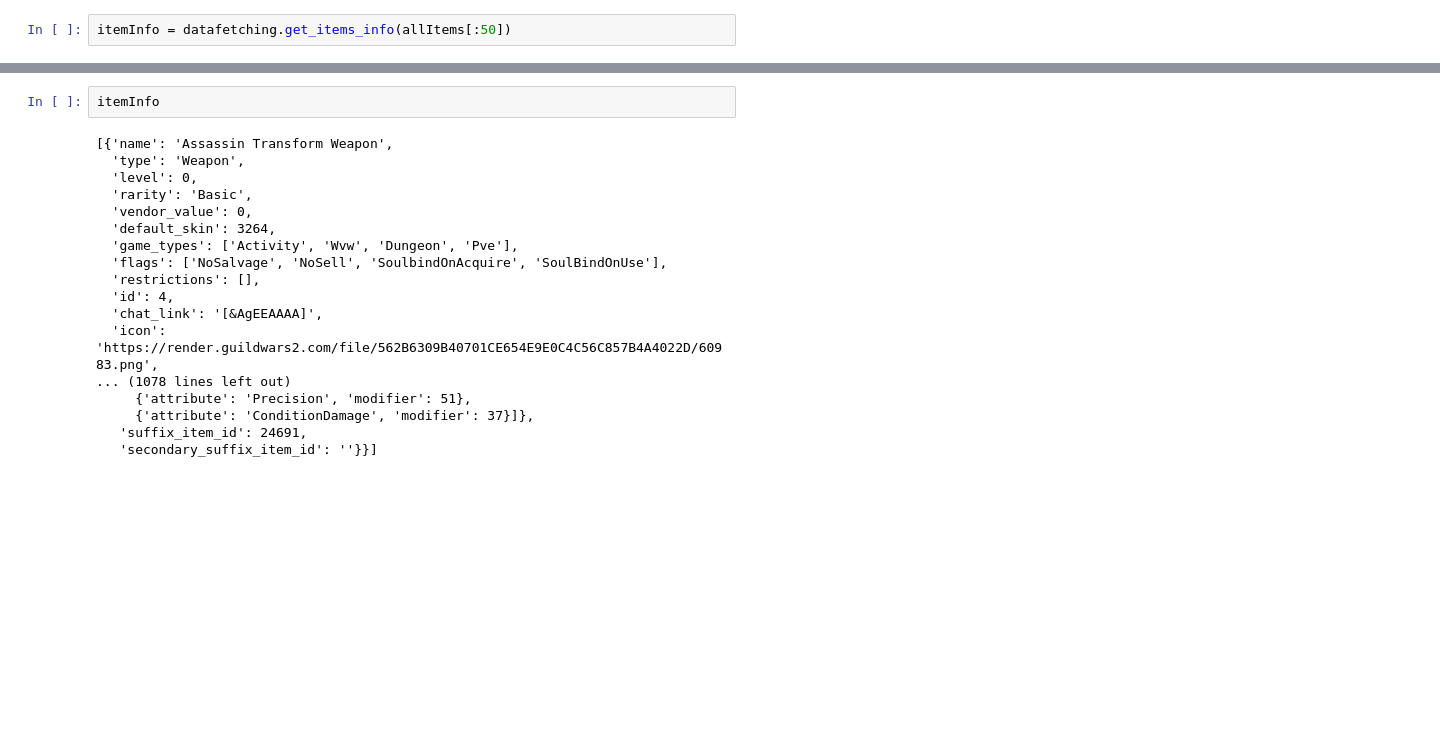
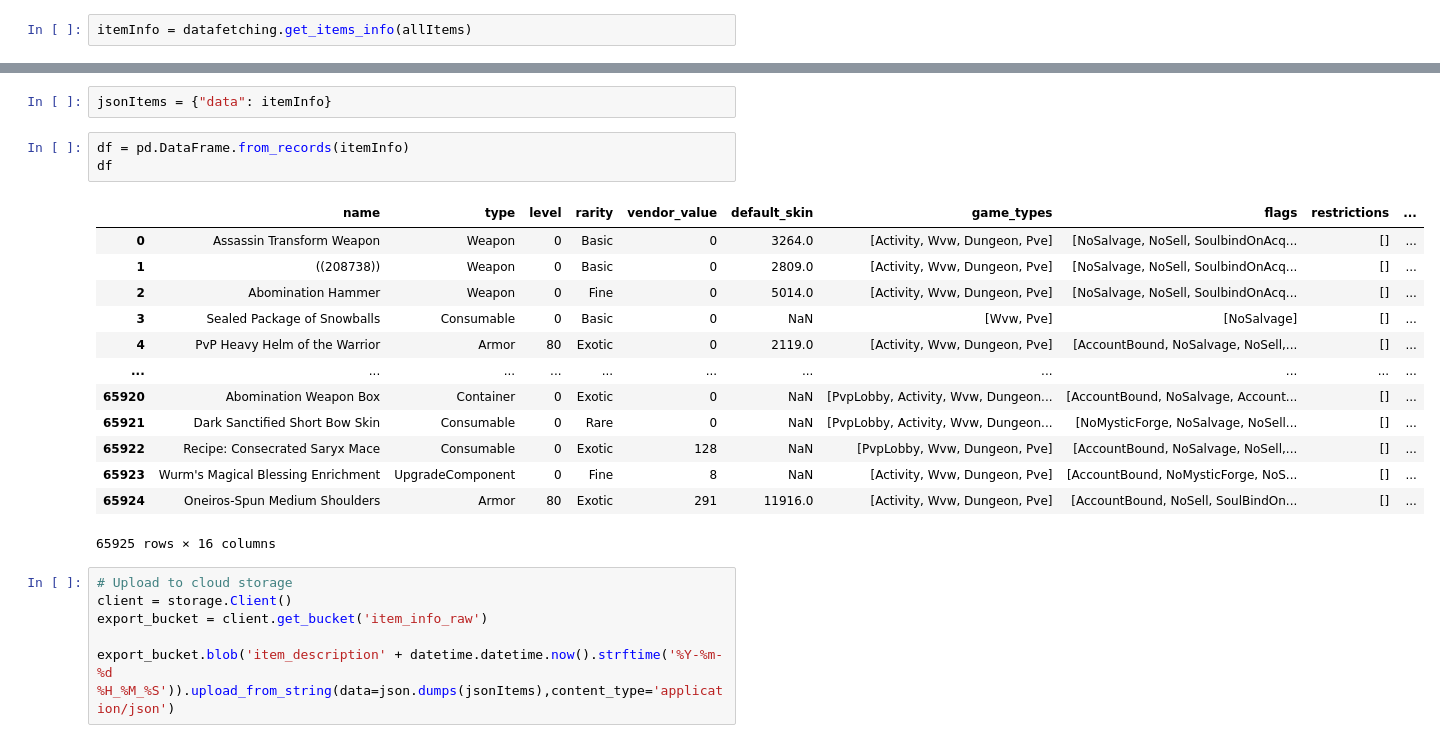
Before and after one commit to NoraKri/TradingPostPredictor, a Jupyter notebook: api/datafetching_test.ipynb, the cells around one changed output, grey strips where cells are left out. Cells and saved outputs as stored; diff of their text form; blank space fills up the shorter version.

Commit message:
uploading to google cloud storage set up

```diff
--- a/api/datafetching_test.ipynb
+++ b/api/datafetching_test.ipynb
@@ -24,3 +9,3 @@ https://api.guildwars2.com/v2/items?
 # %%
-itemInfo = datafetching.get_items_info(allItems[:50])
+itemInfo = datafetching.get_items_info(allItems)
 # %% [output]
@@ -48,20 +30,25 @@ https://api.guildwars2.com/v2/items?ids=4,6,15,24,33,46,56,57,58,59,60,61,62,63,
+# %%
+jsonItems = {"data": itemInfo}
+# %%
+df = pd.DataFrame.from_records(itemInfo)
+df
+# %% [output]
+|  | name | type | level | rarity | vendor_value | default_skin | game_types | flags | restrictions | ... |
+| 0 | Assassin Transform Weapon | Weapon | 0 | Basic | 0 | 3264.0 | [Activity, Wvw, Dungeon, Pve] | [NoSalvage, NoSell, SoulbindOnAcq... | [] | ... |
+| 1 | ((208738)) | Weapon | 0 | Basic | 0 | 2809.0 | [Activity, Wvw, Dungeon, Pve] | [NoSalvage, NoSell, SoulbindOnAcq... | [] | ... |
+| 2 | Abomination Hammer | Weapon | 0 | Fine | 0 | 5014.0 | [Activity, Wvw, Dungeon, Pve] | [NoSalvage, NoSell, SoulbindOnAcq... | [] | ... |
+| 3 | Sealed Package of Snowballs | Consumable | 0 | Basic | 0 | NaN | [Wvw, Pve] | [NoSalvage] | [] | ... |
+| 4 | PvP Heavy Helm of the Warrior | Armor | 80 | Exotic | 0 | 2119.0 | [Activity, Wvw, Dungeon, Pve] | [AccountBound, NoSalvage, NoSell,... | [] | ... |
+| ... | ... | ... | ... | ... | ... | ... | ... | ... | ... | ... |
+| 65920 | Abomination Weapon Box | Container | 0 | Exotic | 0 | NaN | [PvpLobby, Activity, Wvw, Dungeon... | [AccountBound, NoSalvage, Account... | [] | ... |
+| 65921 | Dark Sanctified Short Bow Skin | Consumable | 0 | Rare | 0 | NaN | [PvpLobby, Activity, Wvw, Dungeon... | [NoMysticForge, NoSalvage, NoSell... | [] | ... |
+| 65922 | Recipe: Consecrated Saryx Mace | Consumable | 0 | Exotic | 128 | NaN | [PvpLobby, Wvw, Dungeon, Pve] | [AccountBound, NoSalvage, NoSell,... | [] | ... |
+| 65923 | Wurm's Magical Blessing Enrichment | UpgradeComponent | 0 | Fine | 8 | NaN | [Activity, Wvw, Dungeon, Pve] | [AccountBound, NoMysticForge, NoS... | [] | ... |
+| 65924 | Oneiros-Spun Medium Shoulders | Armor | 80 | Exotic | 291 | 11916.0 | [Activity, Wvw, Dungeon, Pve] | [AccountBound, NoSell, SoulBindOn... | [] | ... |
+65925 rows × 16 columns
 # %%
-itemInfo
+# Upload to cloud storage
+client = storage.Client()
+export_bucket = client.get_bucket('item_info_raw')
+
+export_bucket.blob('item_description' + datetime.datetime.now().strftime('%Y-%m-%d %H_%M_%S')).upload_from_string(data=json.dumps(jsonItems),content_type='application/json')
-# %% [output]
-[{'name': 'Assassin Transform Weapon',
-  'type': 'Weapon',
-  'level': 0,
-  'rarity': 'Basic',
-  'vendor_value': 0,
-  'default_skin': 3264,
-  'game_types': ['Activity', 'Wvw', 'Dungeon', 'Pve'],
-  'flags': ['NoSalvage', 'NoSell', 'SoulbindOnAcquire', 'SoulBindOnUse'],
-  'restrictions': [],
-  'id': 4,
-  'chat_link': '[&AgEEAAAA]',
-  'icon': 'https://render.guildwars2.com/file/562B6309B40701CE654E9E0C4C56C857B4A4022D/60983.png',
-... (1078 lines left out)
-     {'attribute': 'Precision', 'modifier': 51},
-     {'attribute': 'ConditionDamage', 'modifier': 37}]},
-   'suffix_item_id': 24691,
-   'secondary_suffix_item_id': ''}}]
```
Also changed, not shown: parts of 3 cells of this notebook, 2 other files.
